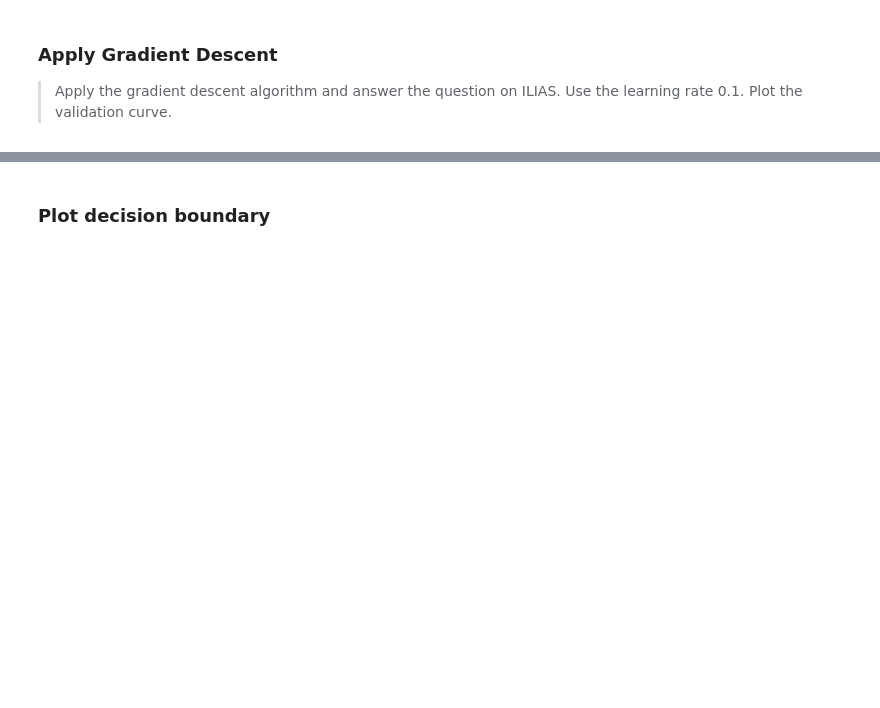
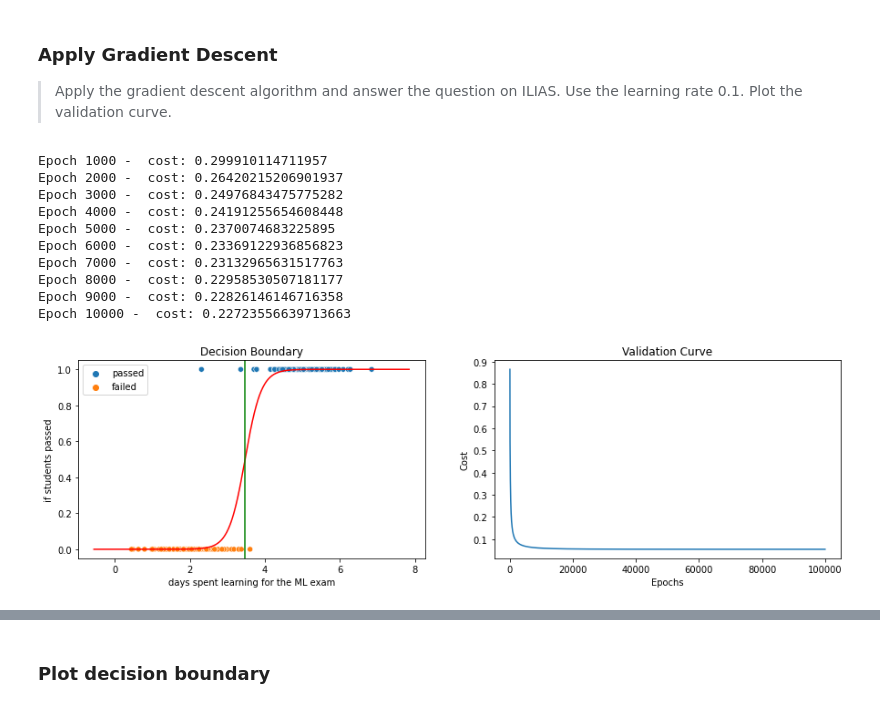
Before and after one commit to dave1b/ADML, a Jupyter notebook: 05 Classification/Logistic Regression.ipynb, the cells around one changed output, grey strips where cells are left out. Saved outputs shown, nothing was run; the diff lists cells and outputs as text; code cells hidden in the pictures; blank space fills up the shorter version.

```diff
--- a/05 Classification/Logistic Regression.ipynb
+++ b/05 Classification/Logistic Regression.ipynb
@@ -327,7 +381,8 @@ The first step is to modify our `predict` function to handle multiple thetas.
 # %%
 def predict(X, bias, thetas):
     # START YOUR CODE
-
+    z = bias + np.dot(X,thetas)
+    y_pred = 1 / (1 + np.exp(-z))
 
     # END YOUR CODE
     return y_pred
@@ -342,9 +397,13 @@ Let's modify the `gradient` function.
 # %%
 def gradient(X, y, bias, thetas):
     # START YOUR CODE
+    y_pred = predict(X, bias, thetas)
+    diff = y_pred - y
 
 
-
+    n = len(X)
+    grad_bias = np.sum(diff) / n
+    grad_thetas = np.dot(diff, X) / n
     # END YOUR CODE
     return grad_bias, grad_thetas
 # %%
@@ -391,0 +448,29 @@ plot_validation_curve(hist_2d["cost"])
+# %%
+alpha = 0.1
+num_epochs = 10000
+
+bias_2d, thetas_2d, hist_2d = fit(X_train, y_train, alpha=0.1, num_epochs=10000, display_every=1000)
+
+fig, ax = plt.subplots(ncols=2, figsize=(15,4))
+
+# scatter plot
+legend_map = {0: 'failed', 1: 'passed'}
+ax[0] = sns.scatterplot(X, y, hue=pd.Series(y).map(legend_map), ax=ax[0])
+ax[0].set_xlabel('days spent learning for the ML exam')
+ax[0].set_ylabel('if students passed')
+plot_decision_boundary(X, theta0, theta1, ax[0])
+
+# validation curve
+plot_validation_curve(hist["cost"], ax=ax[1])
+# %% [output]
+Epoch 1000 -  cost: 0.299910114711957
+Epoch 2000 -  cost: 0.26420215206901937
+Epoch 3000 -  cost: 0.24976843475775282
+Epoch 4000 -  cost: 0.24191255654608448
+Epoch 5000 -  cost: 0.2370074683225895
+Epoch 6000 -  cost: 0.23369122936856823
+Epoch 7000 -  cost: 0.23132965631517763
+Epoch 8000 -  cost: 0.22958530507181177
+Epoch 9000 -  cost: 0.22826146146716358
+Epoch 10000 -  cost: 0.22723556639713663
+[figure, added]
```
Also changed, not shown: parts of 18 cells of this notebook, 1 other file.
